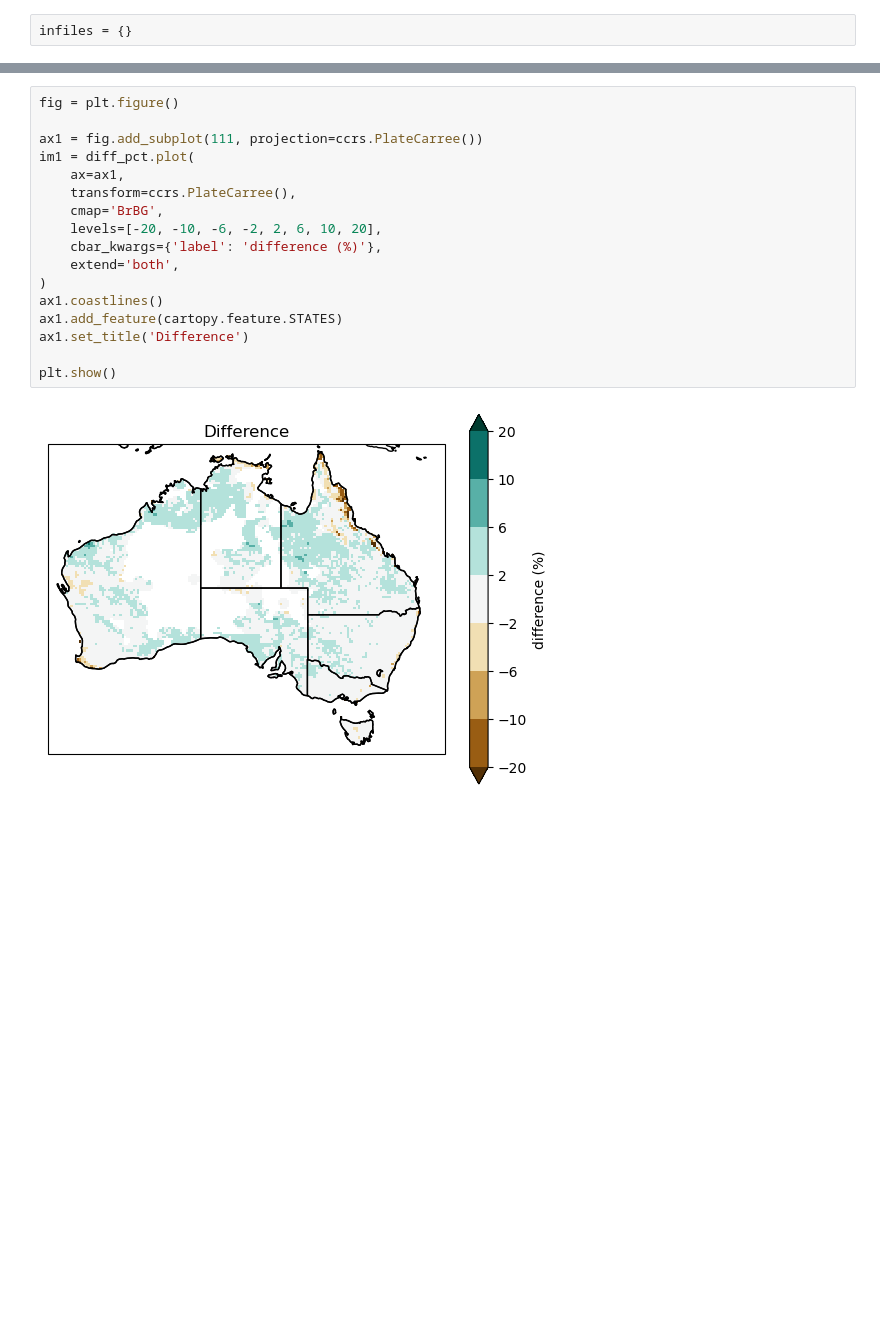
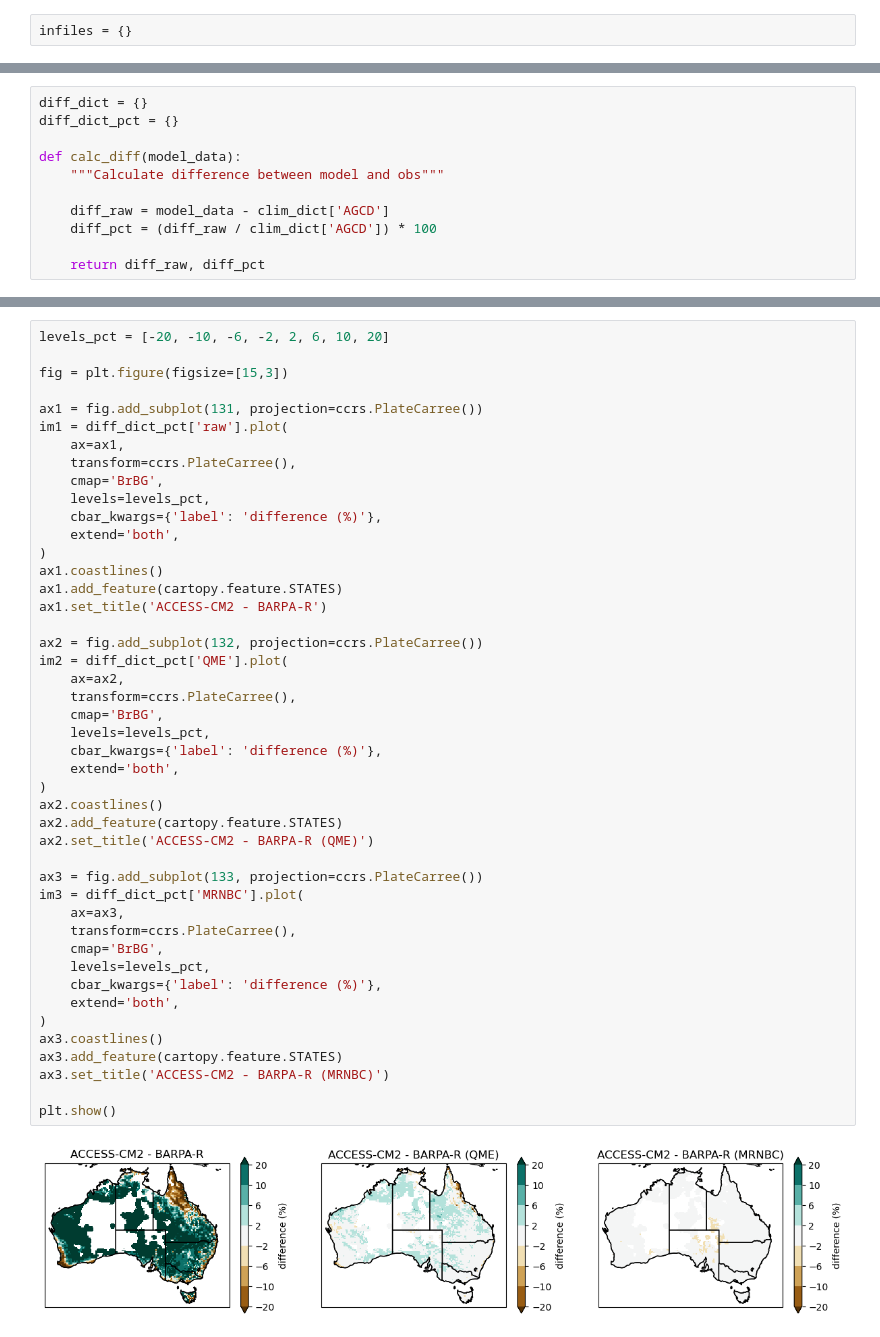
Before and after one commit to AusClimateService/bias-correction-data-release, a Jupyter notebook: residual_bias.ipynb, the cells around one changed output, grey strips where cells are left out. Drawn from its saved outputs; the diff is of its cells as text; blank space fills up the shorter version.

```diff
--- a/residual_bias.ipynb
+++ b/residual_bias.ipynb
@@ -113,0 +158,11 @@ diff_pct = (diff_raw / clim_dict['AGCD']) * 100
+# %%
+diff_dict = {}
+diff_dict_pct = {}
+
+def calc_diff(model_data):
+    """Calculate difference between model and obs"""
+
+    diff_raw = model_data - clim_dict['AGCD']
+    diff_pct = (diff_raw / clim_dict['AGCD']) * 100
+
+    return diff_raw, diff_pct
@@ -133,19 +222,47 @@ plt.show()
 # %%
-fig = plt.figure()
+levels_pct = [-20, -10, -6, -2, 2, 6, 10, 20]
 
-ax1 = fig.add_subplot(111, projection=ccrs.PlateCarree())
-im1 = diff_pct.plot(
+fig = plt.figure(figsize=[15,3])
+
+ax1 = fig.add_subplot(131, projection=ccrs.PlateCarree())
+im1 = diff_dict_pct['raw'].plot(
     ax=ax1,
     transform=ccrs.PlateCarree(),
     cmap='BrBG',
-    levels=[-20, -10, -6, -2, 2, 6, 10, 20],
+    levels=levels_pct,
     cbar_kwargs={'label': 'difference (%)'},
     extend='both',
 )
 ax1.coastlines()
 ax1.add_feature(cartopy.feature.STATES)
-ax1.set_title('Difference')
+ax1.set_title('ACCESS-CM2 - BARPA-R')
+
+ax2 = fig.add_subplot(132, projection=ccrs.PlateCarree())
+im2 = diff_dict_pct['QME'].plot(
+    ax=ax2,
+    transform=ccrs.PlateCarree(),
+    cmap='BrBG',
+    levels=levels_pct,
+    cbar_kwargs={'label': 'difference (%)'},
+    extend='both',
+)
+ax2.coastlines()
+ax2.add_feature(cartopy.feature.STATES)
+ax2.set_title('ACCESS-CM2 - BARPA-R (QME)')
+
+ax3 = fig.add_subplot(133, projection=ccrs.PlateCarree())
+im3 = diff_dict_pct['MRNBC'].plot(
+    ax=ax3,
+    transform=ccrs.PlateCarree(),
+    cmap='BrBG',
+    levels=levels_pct,
+    cbar_kwargs={'label': 'difference (%)'},
+    extend='both',
+)
+ax3.coastlines()
+ax3.add_feature(cartopy.feature.STATES)
+ax3.set_title('ACCESS-CM2 - BARPA-R (MRNBC)')
 
 plt.show()
 # %% [output]
-[figure, old version]
+[figure, new version]
```
Also changed, not shown: parts of 17 cells of this notebook.
